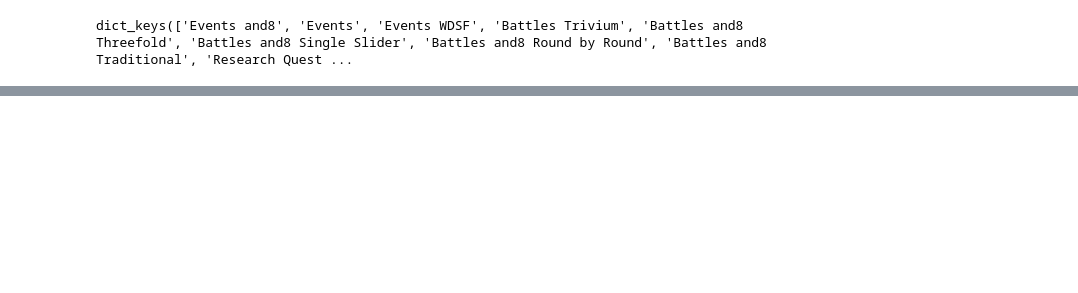
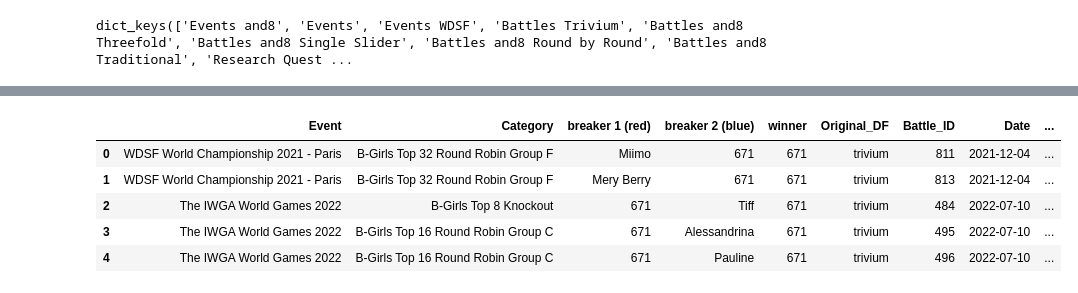
Before and after one commit to sarahaptumich/capstone, a Jupyter notebook: breaker_ranking.ipynb, the cells around one changed output, grey strips where cells are left out. Drawn from its saved outputs; the diff is of its cells as text; code cells hidden in the pictures; blank space fills up the shorter version.

```diff
--- a/breaker_ranking.ipynb
+++ b/breaker_ranking.ipynb
@@ -125,0 +112,5 @@ appendedBattles=pd.merge(appendedBattles, combined_events[['Date', 'Event']], on
+# %%
+# Initialize participant Elo ratings
+appendedBattles.sort_values(by=['winner', 'Date'], inplace=True)
+participants = list(set(appendedBattles['breaker 1 (red)']).union(set(appendedBattles['breaker 2 (blue)'])))
+elo_ratings = dict.fromkeys(participants, 1500)
@@ -125,0 +144,43 @@ appendedBattles=pd.merge(appendedBattles, combined_events[['Date', 'Event']], on
+# %%
+eloRankDF=pd.DataFrame()
+for index, row in appendedBattles.iterrows():
+  temp_dict=row.to_dict()
+  red_breaker = row['breaker 1 (red)']
+  blue_breaker = row['breaker 2 (blue)']
+  winner = row['winner']
+
+  # Find out who is the loser
+  loser = red_breaker if winner == blue_breaker else blue_breaker
+
+  # Get the current Elo ratings
+  red_elo = elo_ratings[red_breaker]
+  blue_elo = elo_ratings[blue_breaker]
+  temp_dict['orig_red_elo'] = red_elo
+  temp_dict['orig_blue_elo'] = blue_elo
+  # Update Elo ratings based on the match result
+  if red_elo == blue_elo:
+    temp_dict['Favorite']= "draws"
+  elif red_elo > blue_elo:
+    temp_dict['Favorite']= red_breaker
+  else:
+    temp_dict['Favorite']= blue_breaker
+
+  if winner == red_breaker:
+      new_red_elo, new_blue_elo = calculate_elo(red_elo, blue_elo)
+  else:
+      new_blue_elo, new_red_elo = calculate_elo(blue_elo, red_elo)
+  elo_ratings[red_breaker] = new_red_elo
+  elo_ratings[blue_breaker] = new_blue_elo
+  temp_dict['new_red_elo'] = new_red_elo
+  temp_dict['new_blue_elo'] = new_blue_elo
+  new_row = pd.DataFrame([temp_dict])
+  eloRankDF = pd.concat([eloRankDF, new_row], ignore_index=True)
+# %%
+ eloRankDF.head(5)
+# %% [output]
+|  | Event | Category | breaker 1 (red) | breaker 2 (blue) | winner | Original_DF | Battle_ID | Date | ... |
+| 0 | WDSF World Championship 2021 - Paris | B-Girls Top 32 Round Robin Group F | Miimo | 671 | 671 | trivium | 811 | 2021-12-04 | ... |
+| 1 | WDSF World Championship 2021 - Paris | B-Girls Top 32 Round Robin Group F | Mery Berry | 671 | 671 | trivium | 813 | 2021-12-04 | ... |
+| 2 | The IWGA World Games 2022 | B-Girls Top 8 Knockout | 671 | Tiff | 671 | trivium | 484 | 2022-07-10 | ... |
+| 3 | The IWGA World Games 2022 | B-Girls Top 16 Round Robin Group C | 671 | Alessandrina | 671 | trivium | 495 | 2022-07-10 | ... |
+| 4 | The IWGA World Games 2022 | B-Girls Top 16 Round Robin Group C | 671 | Pauline | 671 | trivium | 496 | 2022-07-10 | ... |
```
Also changed, not shown: parts of 9 cells of this notebook.
